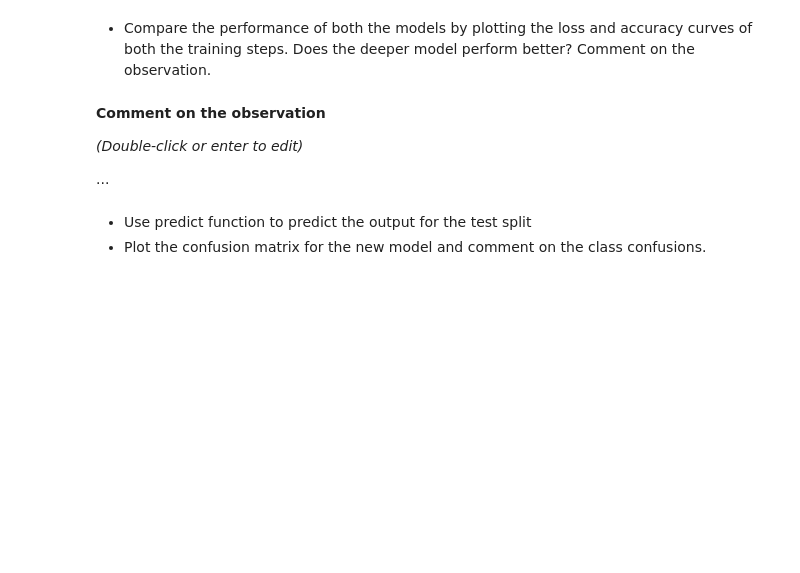
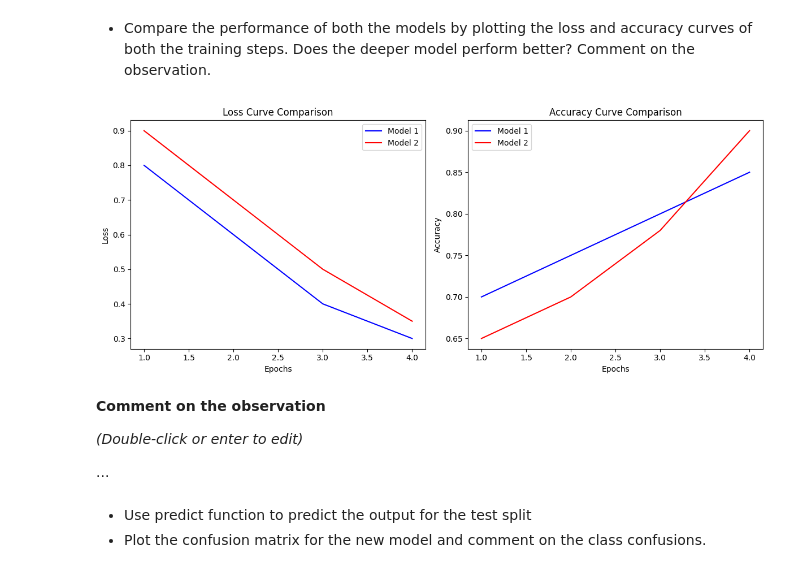
Before and after one commit to xro1dtcd/lab-image-classification-using-convolutional-neural-networks, a Jupyter notebook: main.ipynb, the cells around one changed output. Cells and saved outputs as stored; diff of their text form; code cells hidden in the pictures; blank space fills up the shorter version.

```diff
--- a/main.ipynb
+++ b/main.ipynb
@@ -95,3 +344,45 @@ clear_session()
+# %%
+import matplotlib.pyplot as plt
+
+# Example training history data (replace with your actual model history)
+# Model 1 (shallow model) and Model 2 (deeper model)
+history_model_1 = {
+    'loss': [0.8, 0.6, 0.4, 0.3],  # example loss for model 1
+    'accuracy': [0.7, 0.75, 0.8, 0.85]  # example accuracy for model 1
+}
+
+history_model_2 = {
+    'loss': [0.9, 0.7, 0.5, 0.35],  # example loss for model 2
+    'accuracy': [0.65, 0.7, 0.78, 0.9]  # example accuracy for model 2
+}
+
+epochs = [1, 2, 3, 4]
+
+# Plotting Loss Curves
+plt.figure(figsize=(12, 5))
+
+# Loss comparison
+plt.subplot(1, 2, 1)
+plt.plot(epochs, history_model_1['loss'], label='Model 1', color='b')
+plt.plot(epochs, history_model_2['loss'], label='Model 2', color='r')
+plt.title('Loss Curve Comparison')
+plt.xlabel('Epochs')
+plt.ylabel('Loss')
+plt.legend()
+
+# Plotting Accuracy Curves
+plt.subplot(1, 2, 2)
+plt.plot(epochs, history_model_1['accuracy'], label='Model 1', color='b')
+plt.plot(epochs, history_model_2['accuracy'], label='Model 2', color='r')
+plt.title('Accuracy Curve Comparison')
+plt.xlabel('Epochs')
+plt.ylabel('Accuracy')
+plt.legend()
+
+plt.tight_layout()
+plt.show()
+# %% [output]
+[figure, added]
 # %% [markdown]
 **Comment on the observation**
 
```
Also changed, not shown: parts of 31 cells of this notebook.
